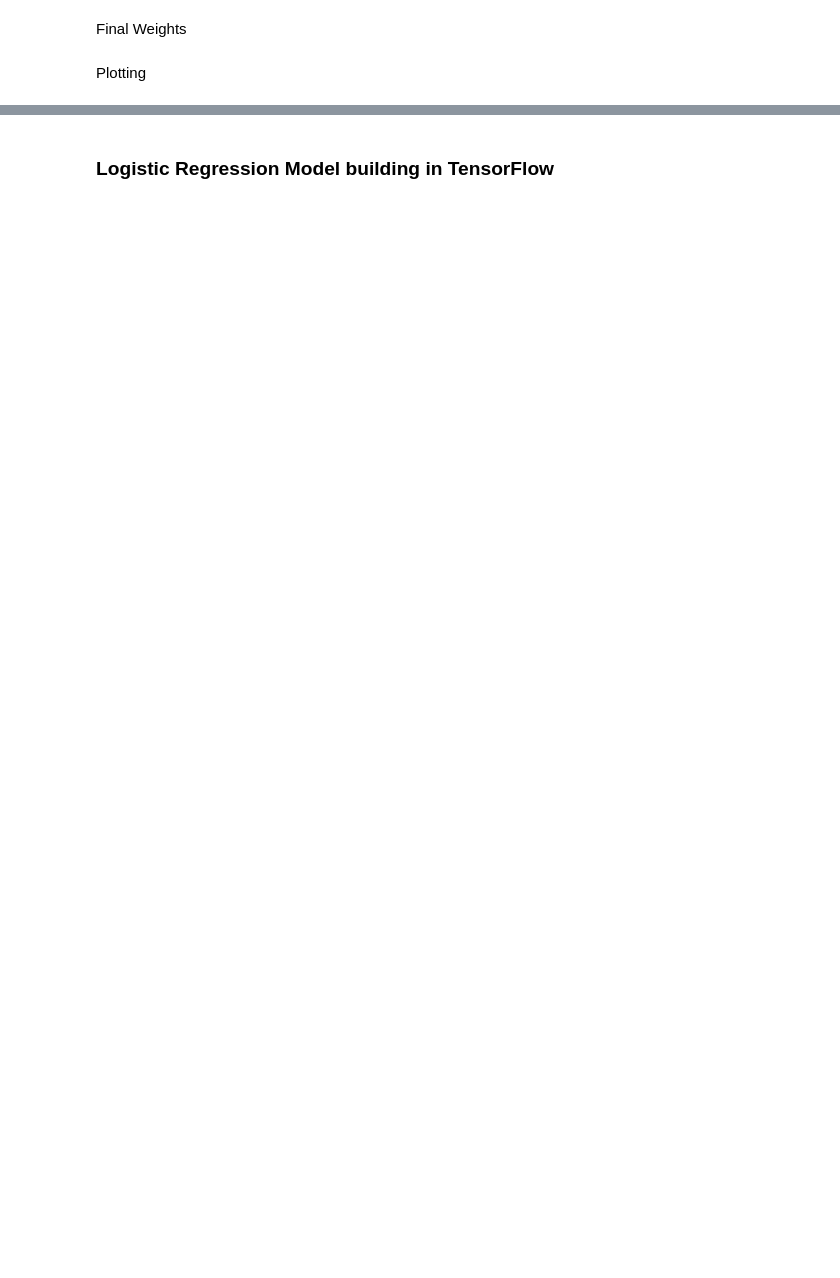
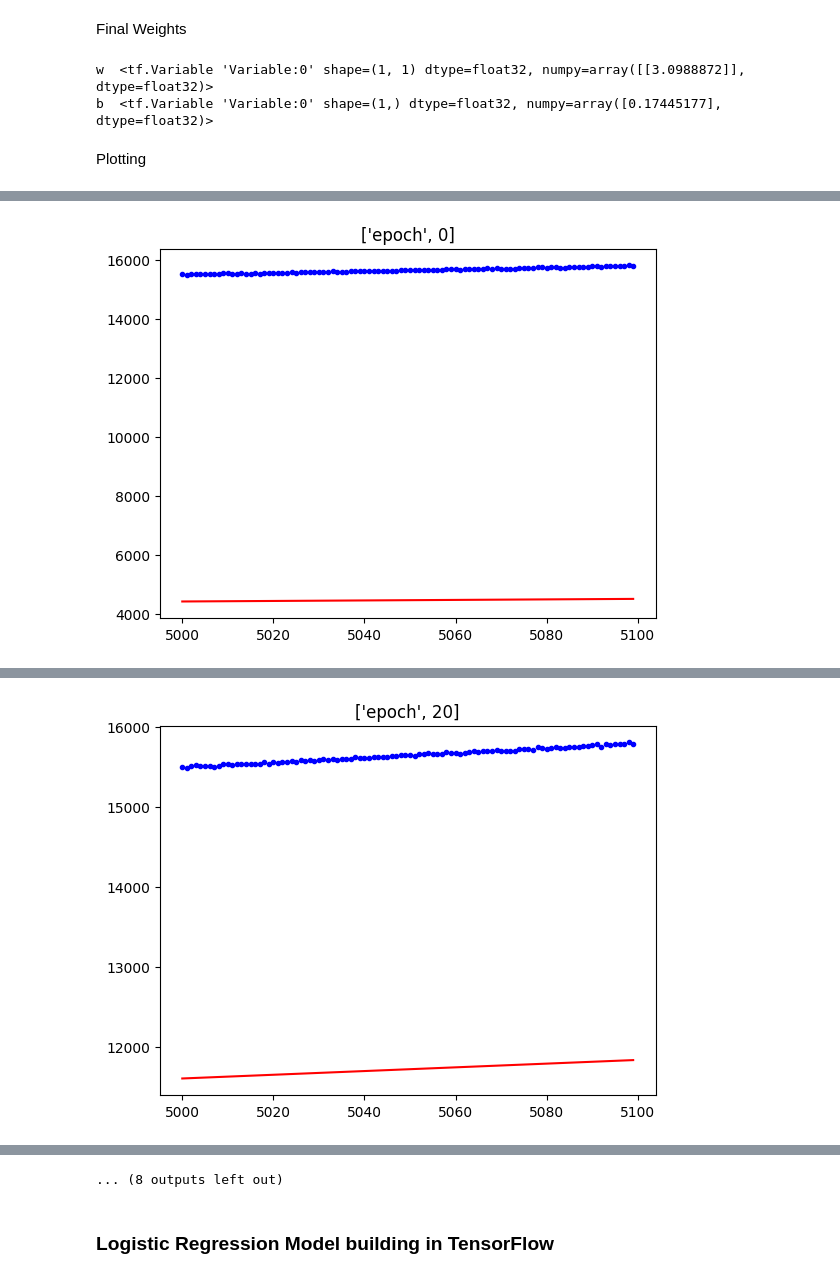
Before and after one commit to saigopinatheluri/GenAI, a Jupyter notebook: 6. Neural Networks/TF_Keras_V3.ipynb, the cells around one changed output, grey strips where cells are left out. Drawn from its saved outputs; the diff is of its cells as text; code cells hidden in the pictures; blank space fills up the shorter version.

```diff
--- a/6. Neural Networks/TF_Keras_V3.ipynb
+++ b/6. Neural Networks/TF_Keras_V3.ipynb
@@ -86,11 +139,11 @@ def loss_function(y_pred, y_true):
 
 #Initialize Weights
 W = tf.Variable(tf.random.uniform(shape=(1, 1)))
-b = tf.Variable(tf.ones(shape=(1,)))
+b = tf.Variable(tf.random.uniform(shape=(1,))) #(tf.ones(shape=(1,)))
 
 #Optimization
 ## Writing training/learing loop with GradienTape
-learning_rate = 0.000000001
+learning_rate = 0.000000001 #0.000000001
 steps = 200 #epochs
 
 for i in range(steps):
@@ -106,6 +177,9 @@ Final Weights
 # %%
 print('w ', W)
 print('b ', b)
+# %% [output]
+w  <tf.Variable 'Variable:0' shape=(1, 1) dtype=float32, numpy=array([[3.0988872]], dtype=float32)>
+b  <tf.Variable 'Variable:0' shape=(1,) dtype=float32, numpy=array([0.17445177], dtype=float32)>
 # %% [markdown]
 Plotting
 # %%
@@ -125,9 +199,10 @@ for i in range(steps):
         dloss_dw, dloss_db = tape.gradient(loss, [W, b])
     W.assign_sub(learning_rate * dloss_dw)
     b.assign_sub(learning_rate * dloss_db)
-    if i%30 == 0:
+    if i%20 == 0:
         print(f"epoch is: {i}, loss is {loss.numpy()},  W is: {W.numpy()}, b is {b.numpy()}")
         plt.title(["epoch", i])
         plt.plot(x_train, y_train, 'b.')
         plt.plot(x_train, output(x_train), c='r')
         plt.show()
+# %% [output]
@@ -133,0 +210 @@ for i in range(steps):
+[figure, added]
@@ -133,0 +212 @@ for i in range(steps):
+[figure, added]
@@ -134,3 +221,4 @@ for i in range(steps):
+... (8 outputs left out)
 # %% [markdown]
 ### Logistic Regression Model building in TensorFlow
 # %%
```
Also changed, not shown: parts of 20 cells of this notebook.
